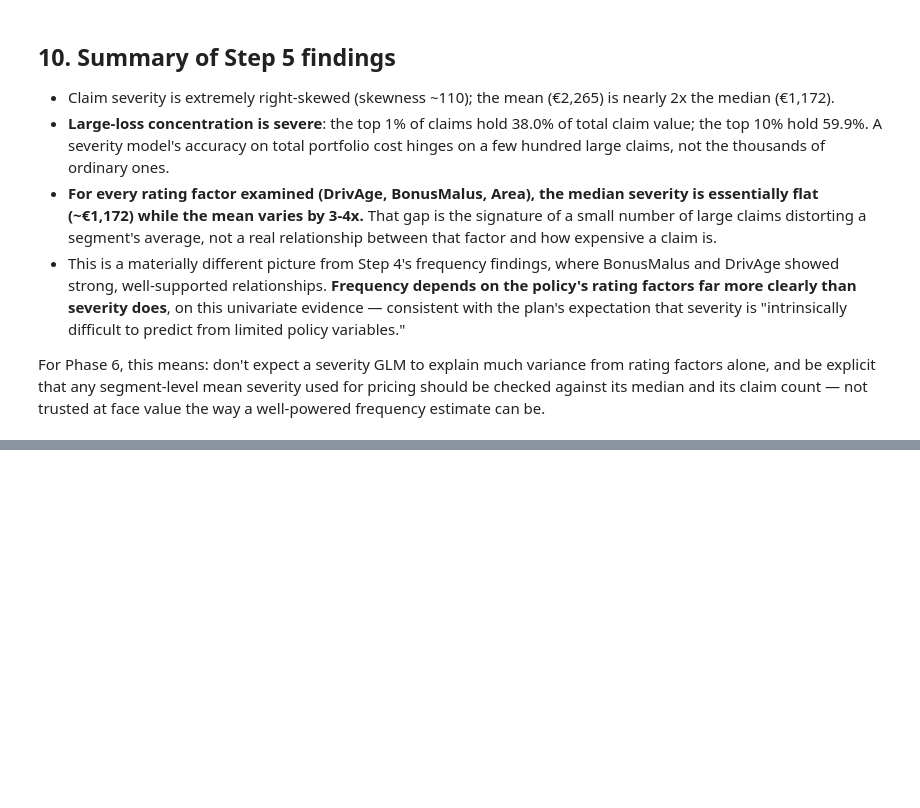
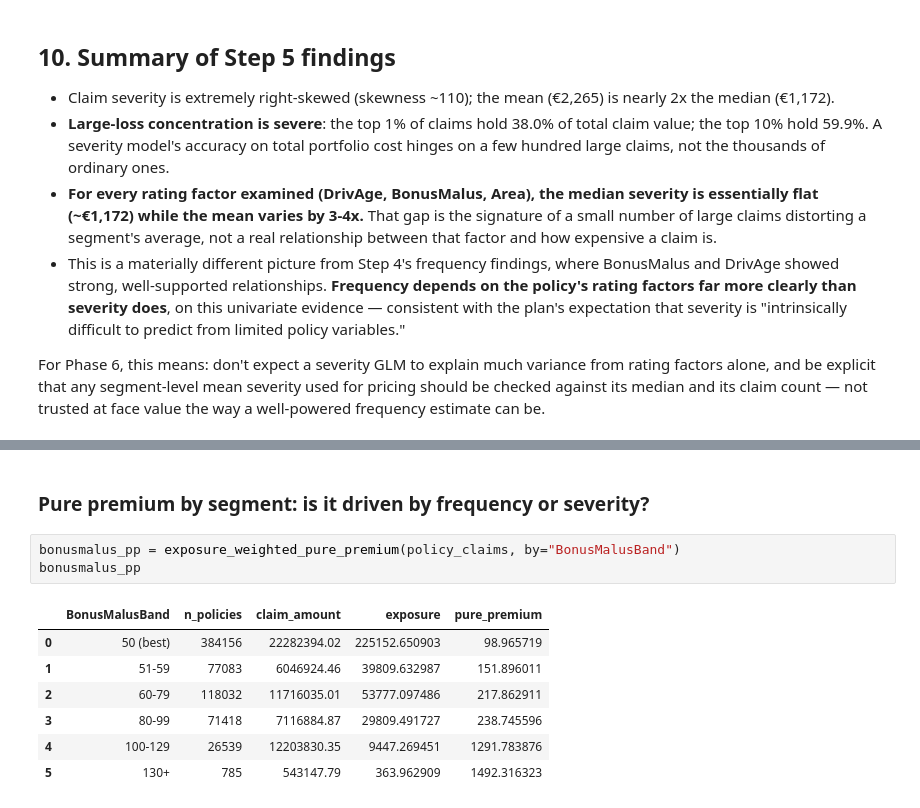
Before and after one commit to vishalyadav1729/auto-insurance-pricing, a Jupyter notebook: notebooks/02_data_cleaning_eda.ipynb, the cells around one changed output, grey strips where cells are left out. Cells and saved outputs as stored; diff of their text form; blank space fills up the shorter version.

```diff
--- a/notebooks/02_data_cleaning_eda.ipynb
+++ b/notebooks/02_data_cleaning_eda.ipynb
@@ -546,0 +629,13 @@ For Phase 6, this means: don't expect a severity GLM to explain much variance fr
+# %% [markdown]
+### Pure premium by segment: is it driven by frequency or severity?
+# %%
+bonusmalus_pp = exposure_weighted_pure_premium(policy_claims, by="BonusMalusBand")
+bonusmalus_pp
+# %% [output]
+|  | BonusMalusBand | n_policies | claim_amount | exposure | pure_premium |
+| 0 | 50 (best) | 384156 | 22282394.02 | 225152.650903 | 98.965719 |
+| 1 | 51-59 | 77083 | 6046924.46 | 39809.632987 | 151.896011 |
+| 2 | 60-79 | 118032 | 11716035.01 | 53777.097486 | 217.862911 |
+| 3 | 80-99 | 71418 | 7116884.87 | 29809.491727 | 238.745596 |
+| 4 | 100-129 | 26539 | 12203830.35 | 9447.269451 | 1291.783876 |
+| 5 | 130+ | 785 | 543147.79 | 363.962909 | 1492.316323 |
```
Also changed, not shown: parts of 13 cells of this notebook, 5 other files.
